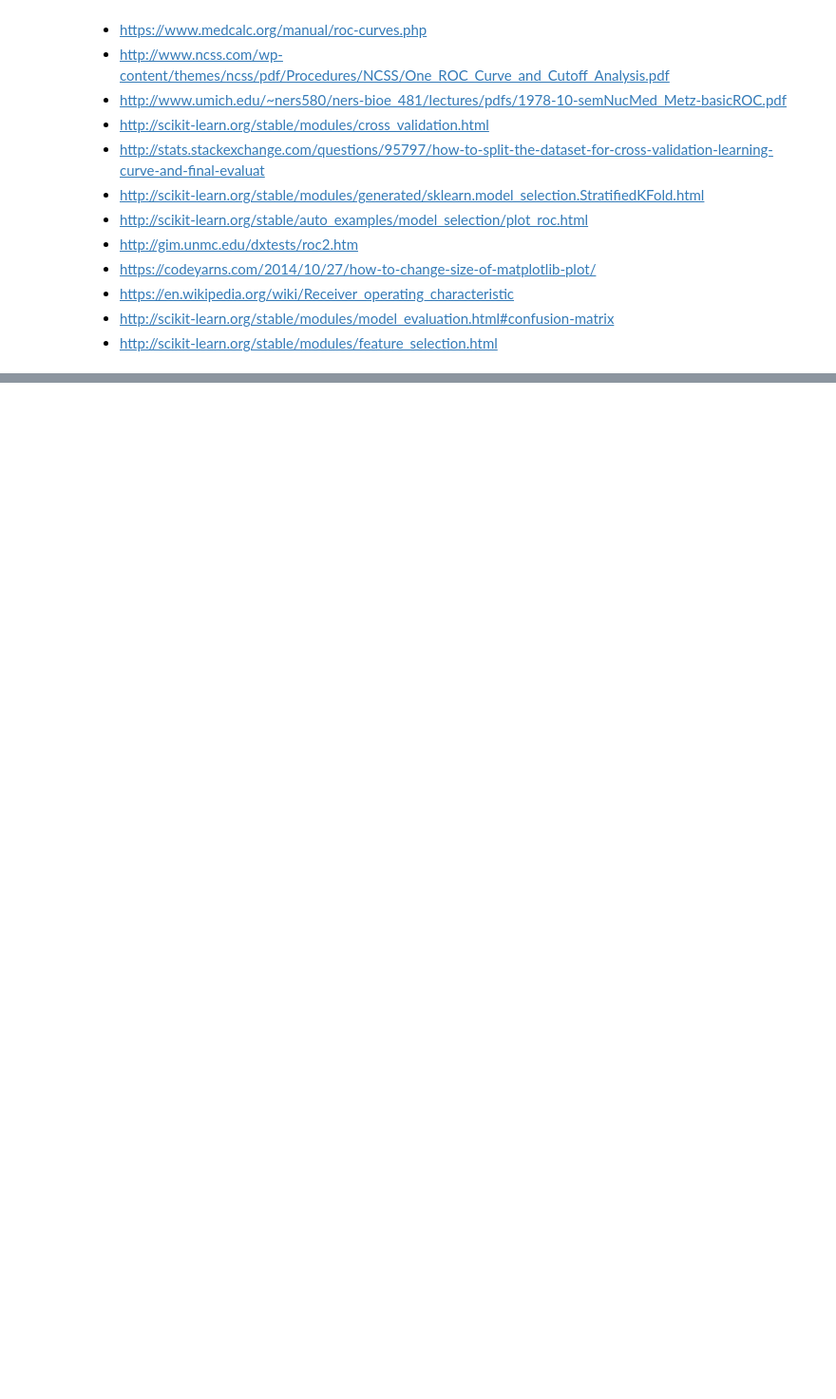
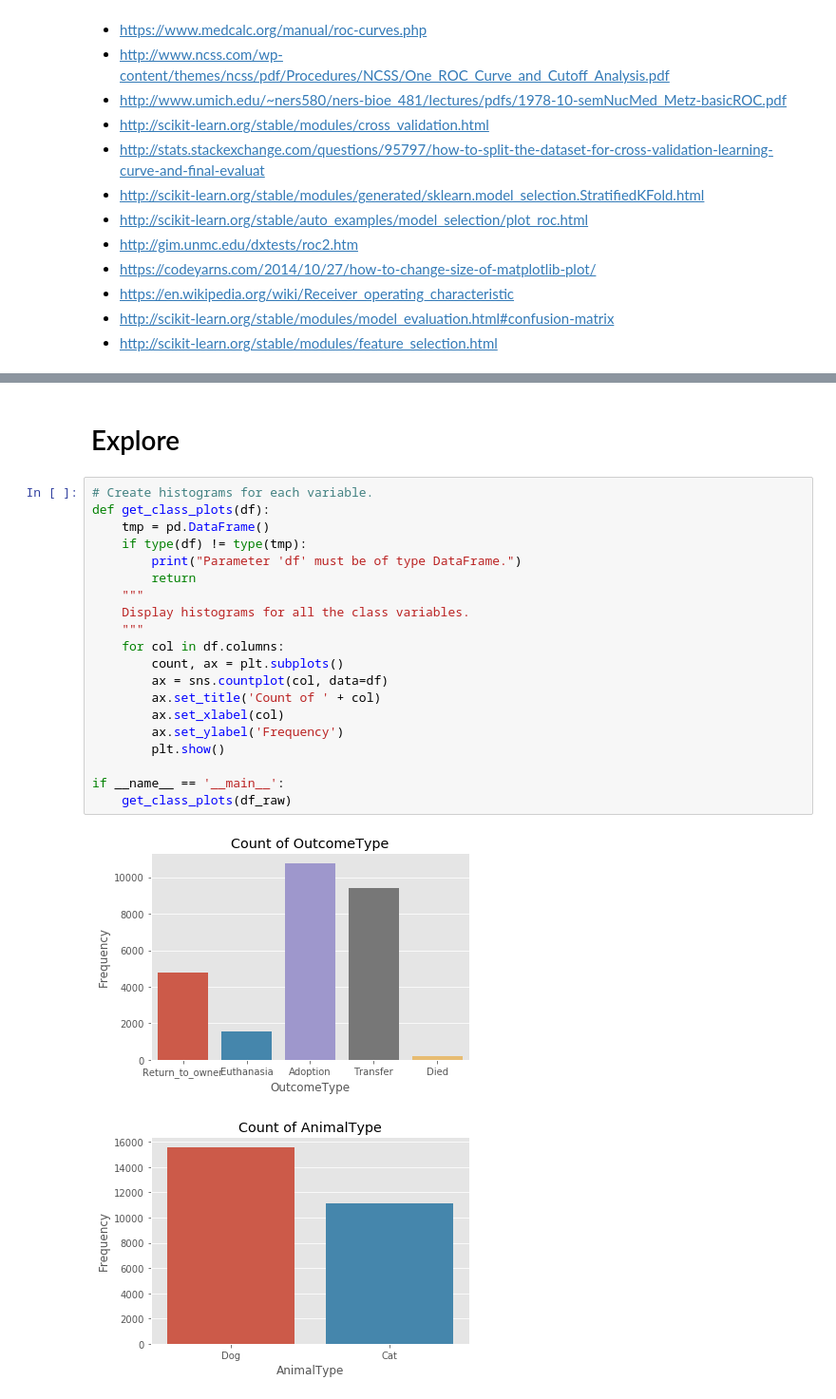
Before and after one commit to jbonfardeci/austin-animal-shelter-model, a Jupyter notebook: itsm601_project_2018_2.ipynb, the cells around one changed output, grey strips where cells are left out. Shown: that part at 95% size. Cells and saved outputs as stored; diff of their text form; blank space fills up the shorter version.

```diff
--- a/itsm601_project_2018_2.ipynb
+++ b/itsm601_project_2018_2.ipynb
@@ -177,0 +152,25 @@ Loaded dataset successfully.
+# %% [markdown]
+# Explore
+# %%
+# Create histograms for each variable.
+def get_class_plots(df):
+    tmp = pd.DataFrame()
+    if type(df) != type(tmp):
+        print("Parameter 'df' must be of type DataFrame.")
+        return
+    """
+    Display histograms for all the class variables.
+    """
+    for col in df.columns:
+        count, ax = plt.subplots()
+        ax = sns.countplot(col, data=df)
+        ax.set_title('Count of ' + col)
+        ax.set_xlabel(col)
+        ax.set_ylabel('Frequency')
+        plt.show()
+
+if __name__ == '__main__':
+    get_class_plots(df_raw)
+# %% [output]
+[figure, added]
+[figure, added]
```
Also changed, not shown: parts of 27 cells of this notebook, 12 other files.
